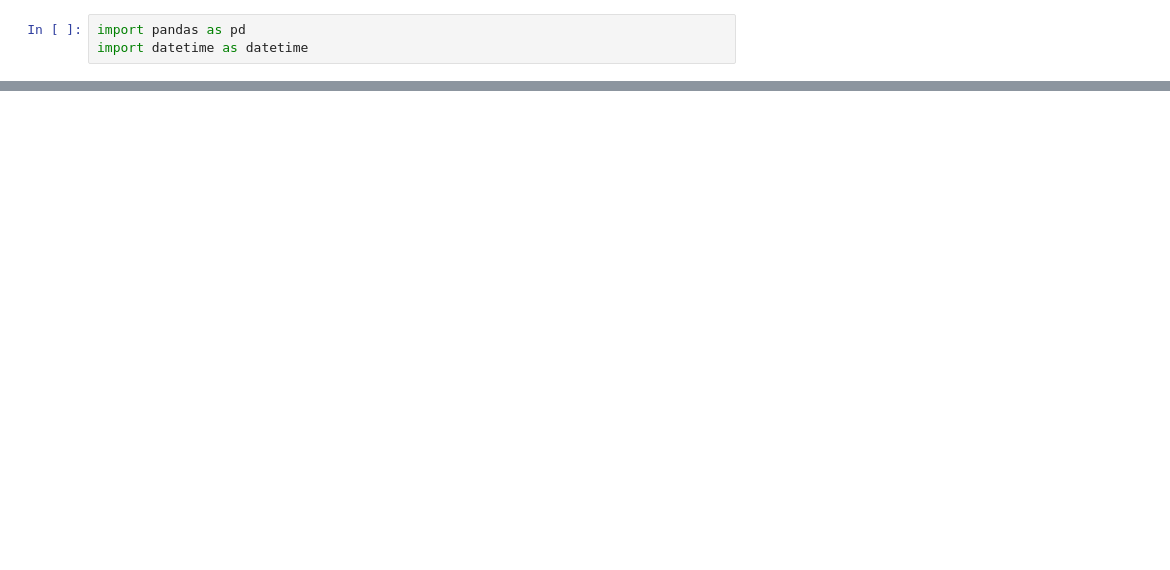
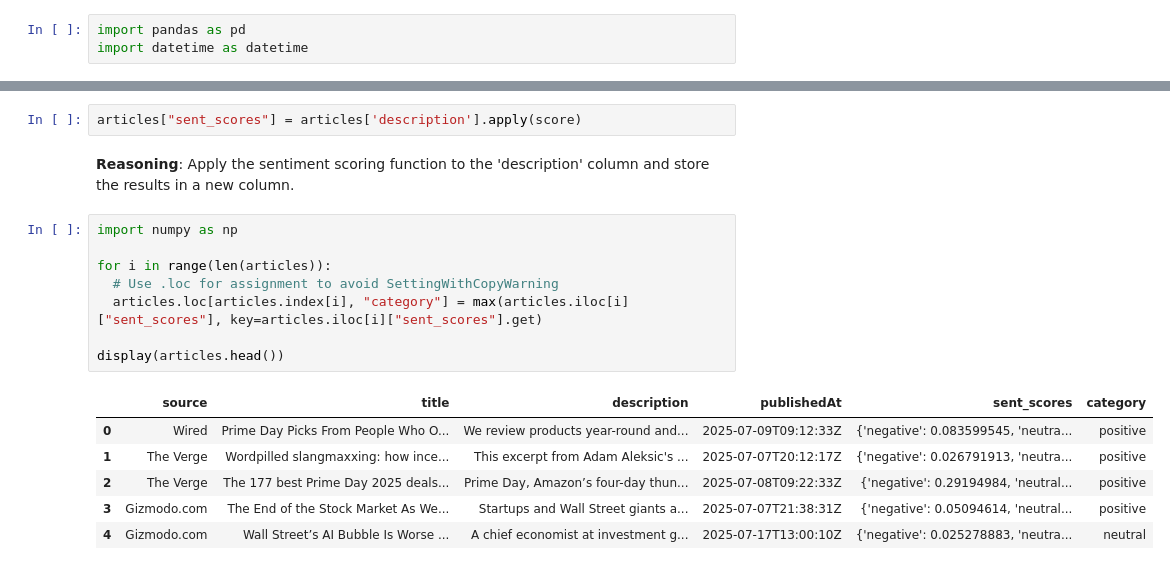
Before and after one commit to skondaparthi/FinSent-Agent, a Jupyter notebook: FinSent.ipynb, the cells around one changed output, grey strips where cells are left out. Cells and saved outputs as stored; diff of their text form; blank space fills up the shorter version.

```diff
--- a/FinSent.ipynb
+++ b/FinSent.ipynb
@@ -48,3 +93,23 @@ print(articles.head())
+# %%
+articles["sent_scores"] = articles['description'].apply(score)
+# %% [markdown]
+**Reasoning**:
+Apply the sentiment scoring function to the 'description' column and store the results in a new column.
+# %%
+import numpy as np
+
+for i in range(len(articles)):
+  # Use .loc for assignment to avoid SettingWithCopyWarning
+  articles.loc[articles.index[i], "category"] = max(articles.iloc[i]["sent_scores"], key=articles.iloc[i]["sent_scores"].get)
+
+display(articles.head())
+# %% [output]
+|  | source | title | description | publishedAt | sent_scores | category |
+| 0 | Wired | Prime Day Picks From People Who O... | We review products year-round and... | 2025-07-09T09:12:33Z | {'negative': 0.083599545, 'neutra... | positive |
+| 1 | The Verge | Wordpilled slangmaxxing: how ince... | This excerpt from Adam Aleksic's ... | 2025-07-07T20:12:17Z | {'negative': 0.026791913, 'neutra... | positive |
+| 2 | The Verge | The 177 best Prime Day 2025 deals... | Prime Day, Amazon’s four-day thun... | 2025-07-08T09:22:33Z | {'negative': 0.29194984, 'neutral... | positive |
+| 3 | Gizmodo.com | The End of the Stock Market As We... | Startups and Wall Street giants a... | 2025-07-07T21:38:31Z | {'negative': 0.05094614, 'neutral... | positive |
+| 4 | Gizmodo.com | Wall Street’s AI Bubble Is Worse ... | A chief economist at investment g... | 2025-07-17T13:00:10Z | {'negative': 0.025278883, 'neutra... | neutral |
 # %%
 articles
 # %% [output]
```
Also changed, not shown: parts of 9 cells of this notebook.
